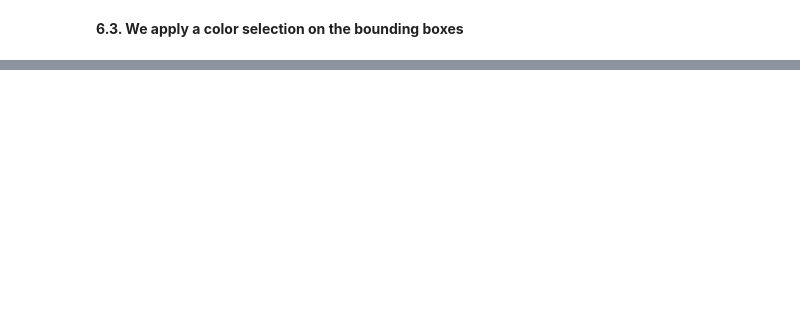
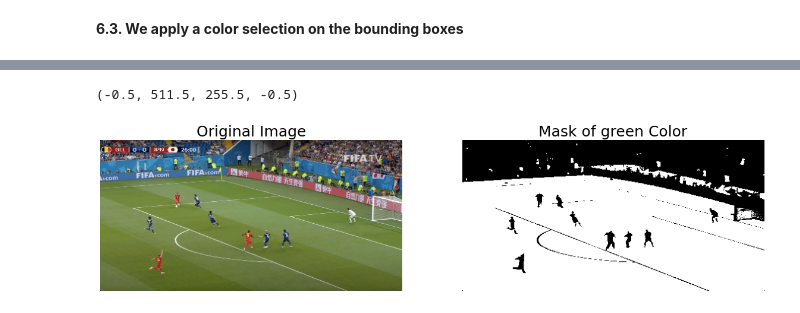
Before and after one commit to chloedia/VIC_PROJECT, a Jupyter notebook: Player_detector.ipynb, the cells around one changed output, grey strips where cells are left out. Saved outputs shown, nothing was run; the diff lists cells and outputs as text; code cells hidden in the pictures; blank space fills up the shorter version.

```diff
--- a/Player_detector.ipynb
+++ b/Player_detector.ipynb
@@ -551,0 +572,27 @@ Text(0.5, 1.0, 'Prediction for frame {}')
+# %%
+def process_image(image):
+    image_resize=cv2.resize(image,(512,256))
+    # Converting the image to hsv
+    hsv = cv2.cvtColor(image_resize, cv2.COLOR_BGR2HSV)
+
+    # define range of red color in HSV
+    lower_green , upper_green = np.array([25, 52, 72]), np.array([50, 255, 255])
+
+    # Threshold the HSV image using inRange function to get only red colors
+    mask = cv2.inRange(hsv, lower_green, upper_green)
+    #using dilation gives more importance to the bright pixels (Dilation enlarges bright regions and shrinks dark regions)
+    img_bg = dilation(np.invert(mask), disk(6))
+    img_test = dilation(np.invert(img_bg), disk(13))
+    img_input=cv2.resize(image_resize,(image.shape[1],image.shape[0]))
+    res = cv2.bitwise_and(img_input,img_input, mask= cv2.resize(img_test,(image.shape[1],image.shape[0])))
+    cv2.imwrite('./input_img_processed.png',np.array(res[:,:,::-1]))
+    return res,img_bg,img_test,mask,image_resize
+# %%
+res,img_bg,img_test,mask,image_resize=process_image(image)
+# %%
+plt.figure(figsize=(20, 12))
+plt.subplot(121);plt.imshow(image_resize[:,:,::-1]);plt.title("Original Image",fontdict={'fontsize': 25});plt.axis('off')
+plt.subplot(122);plt.imshow(mask, cmap='gray');plt.title("Mask of green Color",fontdict={'fontsize': 25});plt.axis('off')
+# %% [output]
+(-0.5, 511.5, 255.5, -0.5)
+[figure, added]
```
Also changed, not shown: parts of 14 cells of this notebook, 1 other file.
